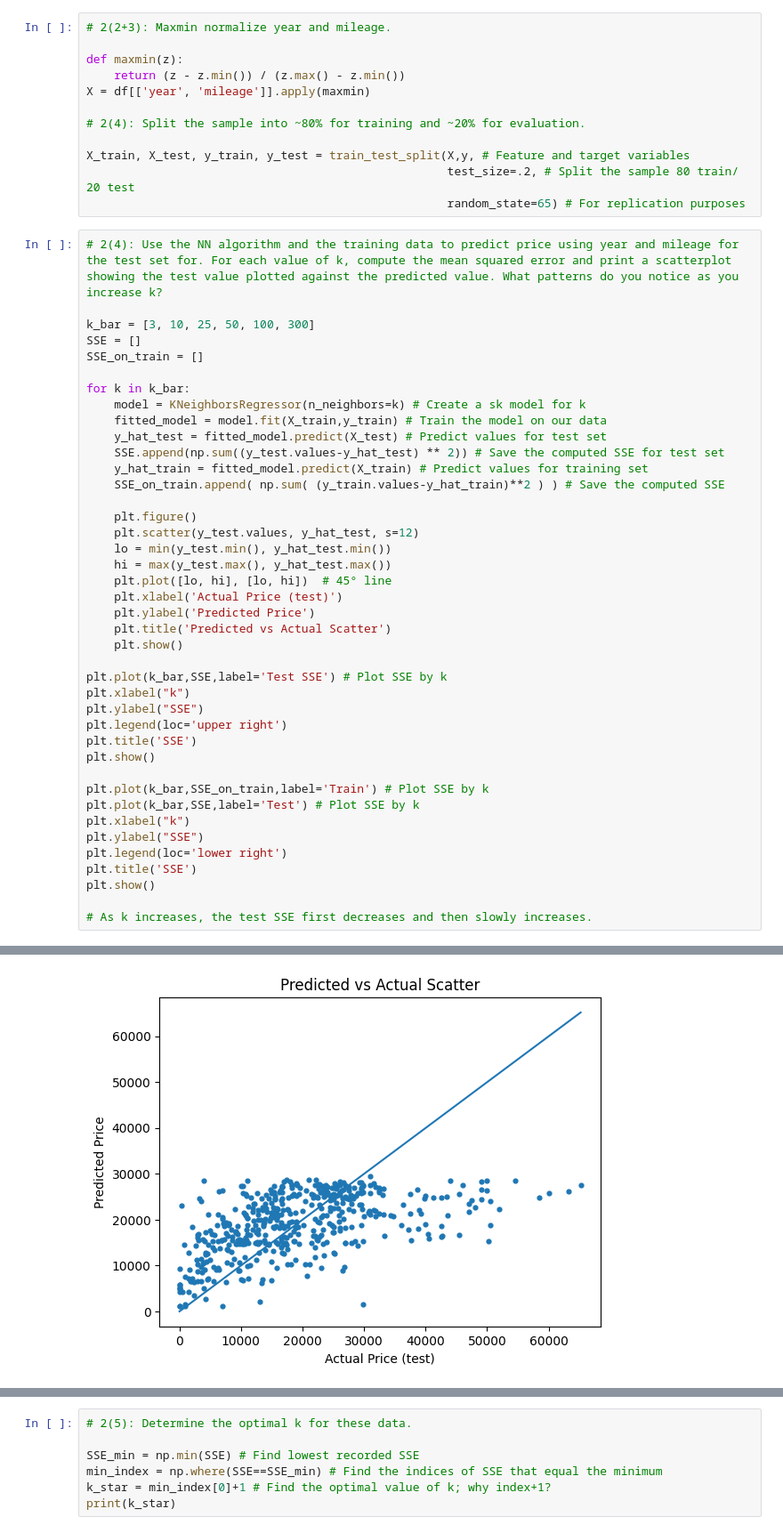
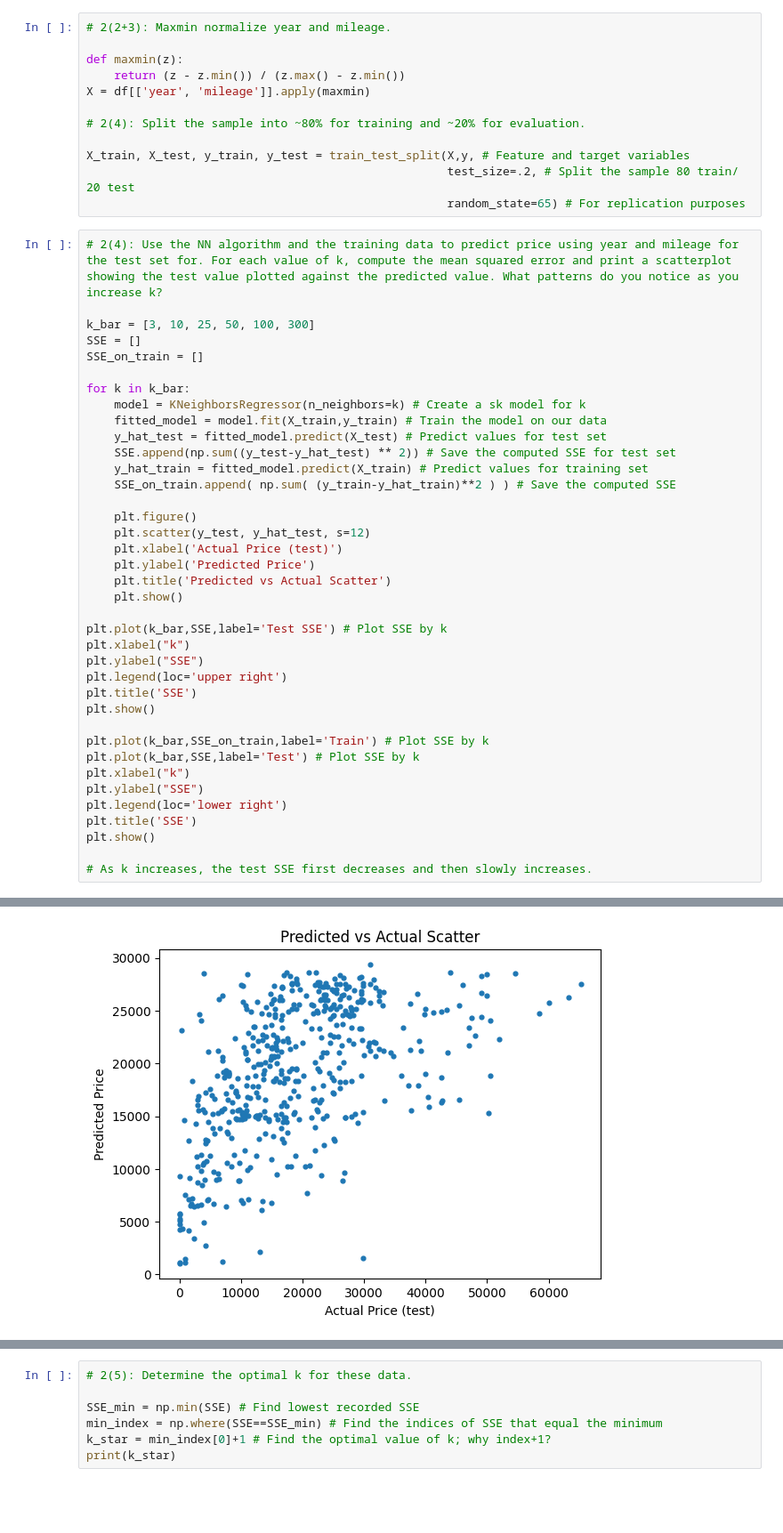
Before and after one commit to yxs4yt/knn_assignment, a Jupyter notebook: A4.ipynb, the cells around one changed output, grey strips where cells are left out. Shown: that part at 89% size. Drawn from its saved outputs; the diff is of its cells as text; blank space fills up the shorter version.

```diff
--- a/A4.ipynb
+++ b/A4.ipynb
@@ -78,15 +78,12 @@ for k in k_bar:
     model = KNeighborsRegressor(n_neighbors=k) # Create a sk model for k
     fitted_model = model.fit(X_train,y_train) # Train the model on our data
     y_hat_test = fitted_model.predict(X_test) # Predict values for test set
-    SSE.append(np.sum((y_test.values-y_hat_test) ** 2)) # Save the computed SSE for test set
+    SSE.append(np.sum((y_test-y_hat_test) ** 2)) # Save the computed SSE for test set
     y_hat_train = fitted_model.predict(X_train) # Predict values for training set
-    SSE_on_train.append( np.sum( (y_train.values-y_hat_train)**2 ) ) # Save the computed SSE
+    SSE_on_train.append( np.sum( (y_train-y_hat_train)**2 ) ) # Save the computed SSE
 
     plt.figure()
-    plt.scatter(y_test.values, y_hat_test, s=12)
-    lo = min(y_test.min(), y_hat_test.min())
-    hi = max(y_test.max(), y_hat_test.max())
-    plt.plot([lo, hi], [lo, hi])  # 45° line
+    plt.scatter(y_test, y_hat_test, s=12)
     plt.xlabel('Actual Price (test)')
     plt.ylabel('Predicted Price')
     plt.title('Predicted vs Actual Scatter')
@@ -115 +112 @@ plt.show()
-[figure, old version]
+[figure, new version]
```
Also changed, not shown: parts of 1 cell of this notebook.
